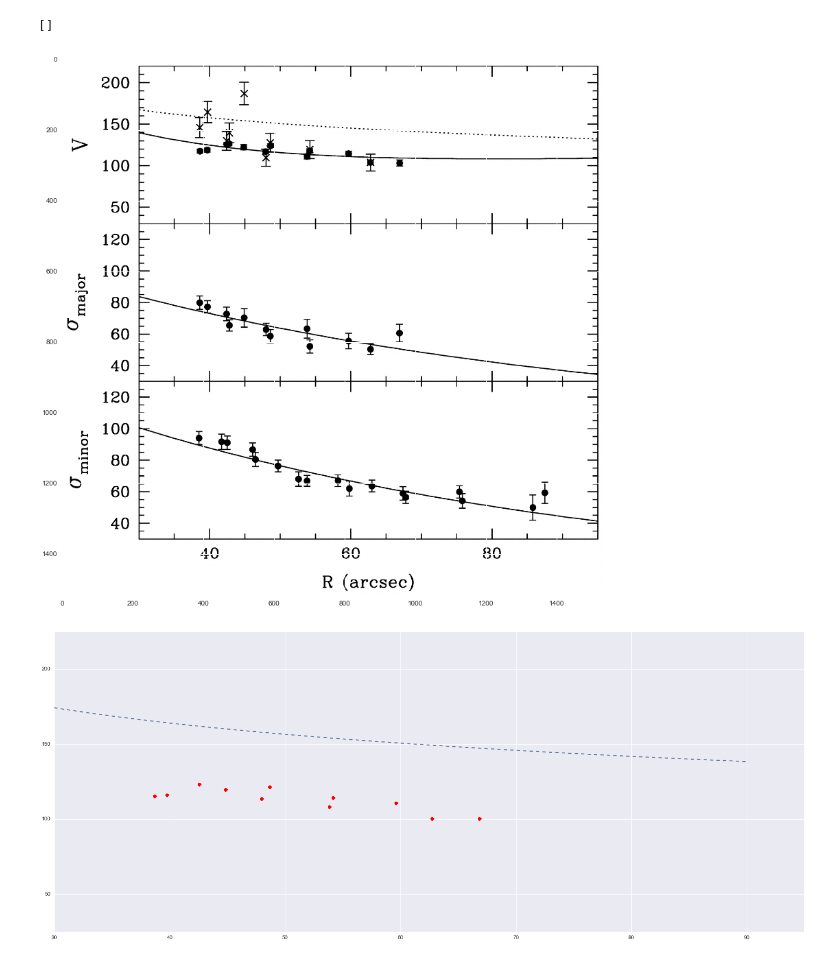
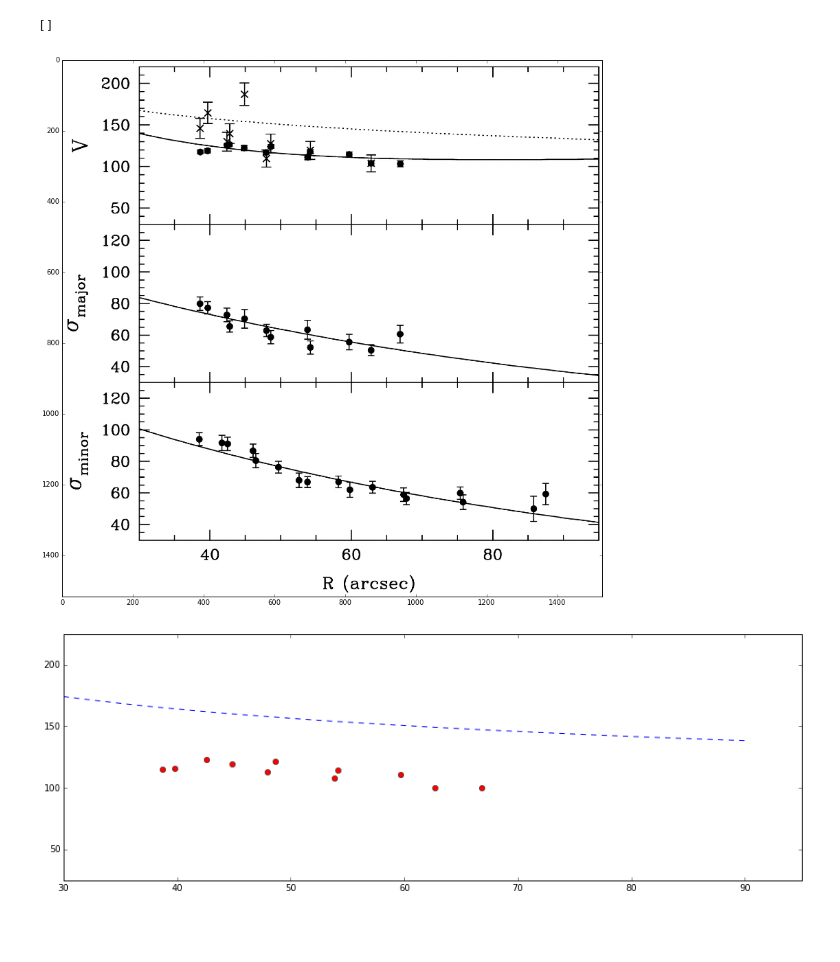
Before and after one commit to Amarchuk/2FInstability, a Jupyter notebook: notebooks/n1068_gerssen.ipynb, the cells around one changed output. Cells and saved outputs as stored; diff of their text form; code cells hidden in the pictures; blank space fills up the shorter version.

```diff
--- a/notebooks/n1068_gerssen.ipynb
+++ b/notebooks/n1068_gerssen.ipynb
@@ -1,6 +1,8 @@
 # %%
+%matplotlib inline
 import matplotlib.pyplot as plt
 import numpy as np
+from numpy import poly1d, polyfit, power
 import scipy.optimize
 from math import *
 from IPython.display import HTML
@@ -11,8 +13,8 @@ import PIL as pil
 import heapq
 import matplotlib.pylab as pylab
 pylab.rcParams['figure.figsize'] = 18, 14
-import seaborn as sns
-sns.set_palette("deep", desat=.6)
+# import seaborn as sns
+# sns.set_palette("deep", desat=.6)
 
 try:
     from PIL import Image
@@ -36,36 +38,36 @@ plt.imshow(np.asarray(Image.open("shapiro_fg4a.png")))
 plt.plot()
 # %% [output]
 []
-[figure, old version]
+[figure, new version]
 # %%
-pylab.rcParams['figure.figsize'] = 25, 10
+pylab.rcParams['figure.figsize'] = 15, 5
 
 #Velocity
 lu = (215, 67)
 lu_val = (30, 200)
 rd = (1217, 463)
 rd_val = (80, 25)
 
 data = [(389,259), (411,257), (467,241), (513,249), (575,263), (589,245), (693,275), (699,261), (809,269), (871,293), (953,293)]
 
 def extend_values(data, lu, lu_val, rd, rd_val):
     xscale = 1.0*(rd_val[0]-lu_val[0])/(rd[0]-lu[0])
     yscale = 1.0*(rd_val[1]-lu_val[1])/(lu[1]-rd[1])
     extended = []
     for d in data:
         extended.append((xscale*(d[0]-lu[0])+lu_val[0], yscale*(rd[1] - d[1])+rd_val[1]))
     return extended
 
 e_data = extend_values(data, lu, lu_val, rd, rd_val)
 plt.plot(zip(*e_data)[0],zip(*e_data)[1], 'or')
 
 vel_fit = lambda l: 356.*np.power(l, -0.21)
 plt.plot(np.linspace(30., 90., 100), map(vel_fit, np.linspace(30., 90., 100)), '--')
 plt.ylim(25, 225)
 plt.xlim(30, 95)
 plt.show()
 # %% [output]
-[figure, old version]
+[figure, new version]
 # %%
 #Sig_maj
 lu = (219, 509)
```
Also changed, not shown: parts of 15 cells of this notebook, 1 other file.
